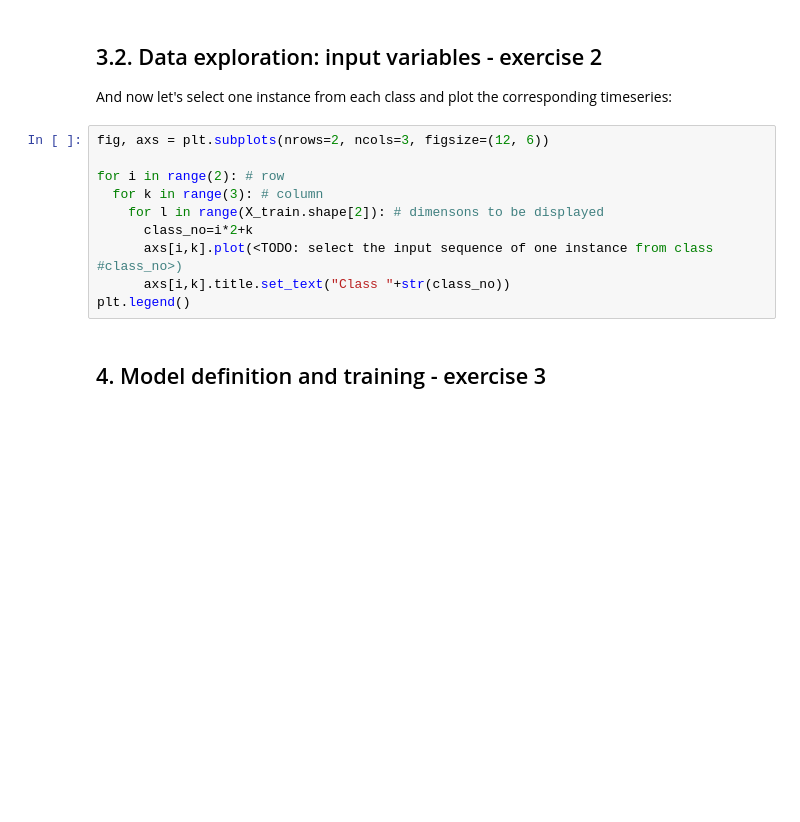
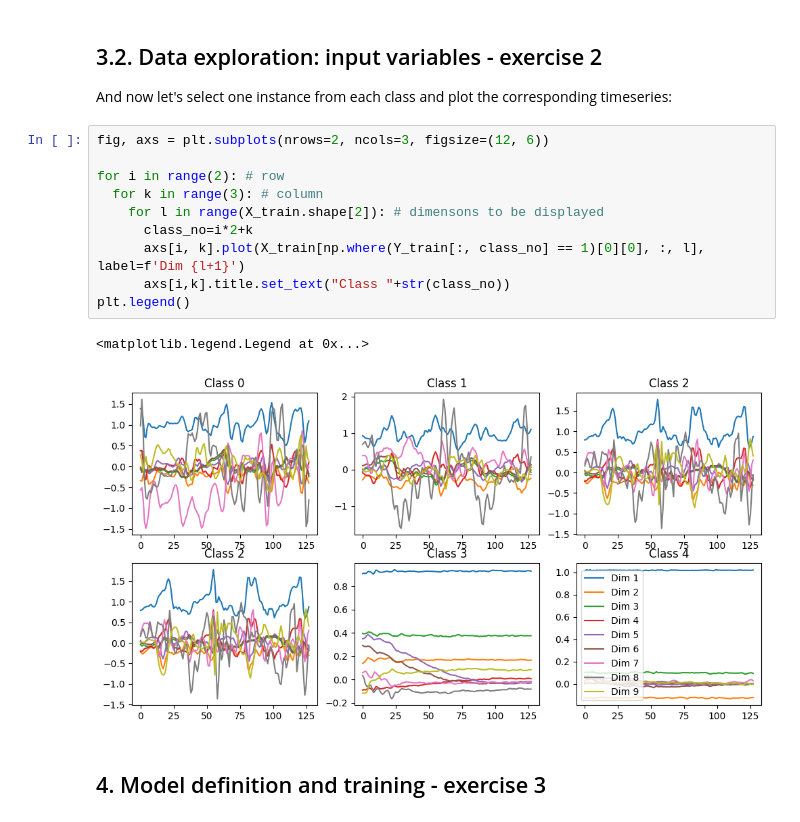
Before and after one commit to MateoVB/AIT-Deep-Learning, a Jupyter notebook: 08_1D_CNN_activity_recognition_assessment.ipynb, the cells around one changed output. Cells and saved outputs as stored; diff of their text form; blank space fills up the shorter version.

Commit message:
Finish Training

```diff
--- a/08_1D_CNN_activity_recognition_assessment.ipynb
+++ b/08_1D_CNN_activity_recognition_assessment.ipynb
@@ -111,13 +118,16 @@ And now let's select one instance from each class and plot the corresponding tim
 # %%
 fig, axs = plt.subplots(nrows=2, ncols=3, figsize=(12, 6))
 
 for i in range(2): # row
   for k in range(3): # column
     for l in range(X_train.shape[2]): # dimensons to be displayed
       class_no=i*2+k
-      axs[i,k].plot(<TODO: select the input sequence of one instance from class #class_no>)
+      axs[i, k].plot(X_train[np.where(Y_train[:, class_no] == 1)[0][0], :, l], label=f'Dim {l+1}')
       axs[i,k].title.set_text("Class "+str(class_no))
 plt.legend()
+# %% [output]
+<matplotlib.legend.Legend at 0x...>
+[figure, added]
 # %% [markdown]
 ## 4. Model definition and training - exercise 3
 # %% [markdown]
```
Also changed, not shown: parts of 17 cells of this notebook.
